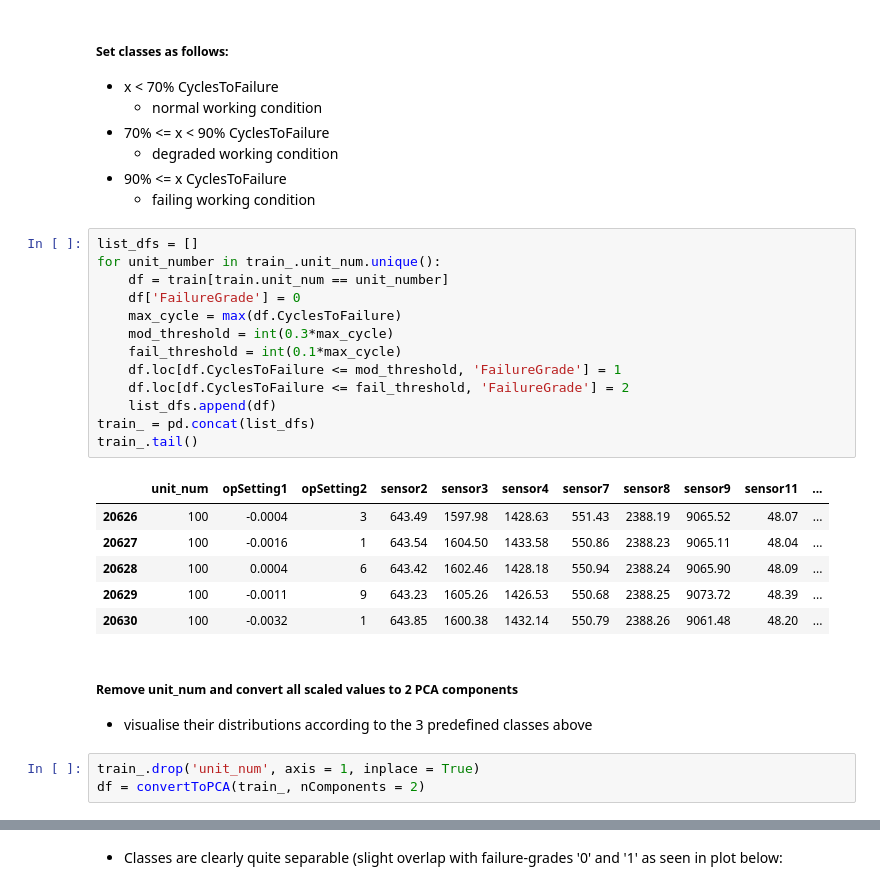
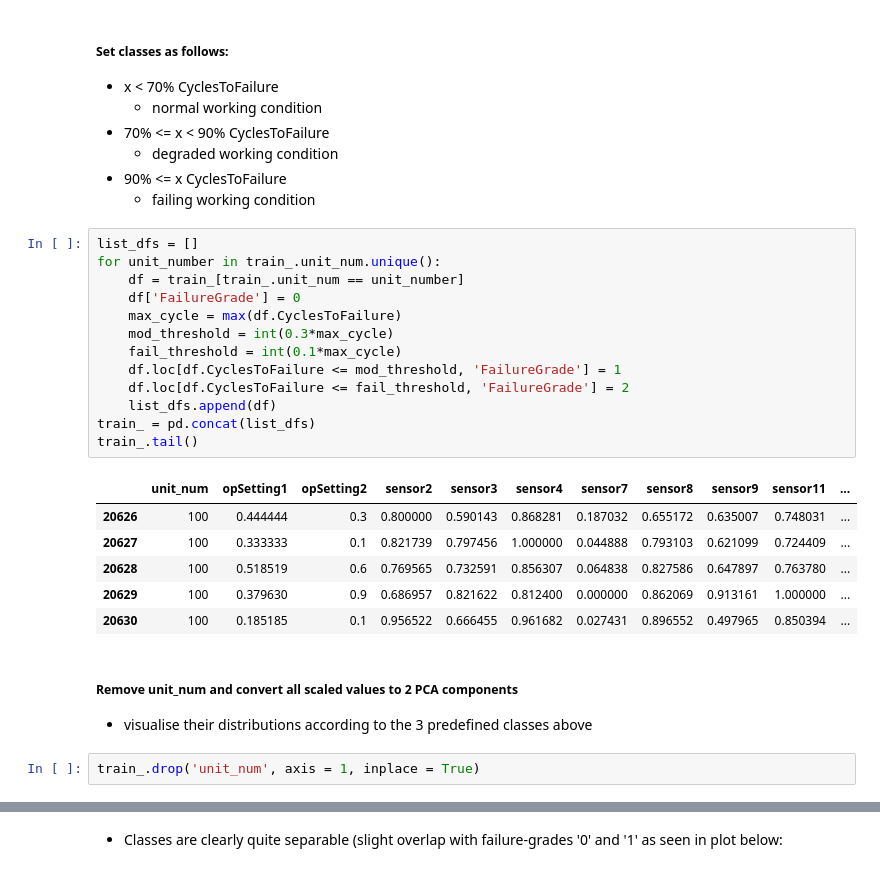
Before and after one commit to j-greggazz/Kaggle, a Jupyter notebook: Predictive Maintenance/notebooks/NASA Turbofan engine degradation analysis.ipynb, the cells around one changed output, grey strips where cells are left out. Saved outputs shown, nothing was run; the diff lists cells and outputs as text.

```diff
--- a/Predictive Maintenance/notebooks/NASA Turbofan engine degradation analysis.ipynb
+++ b/Predictive Maintenance/notebooks/NASA Turbofan engine degradation analysis.ipynb
@@ -327,26 +329,25 @@ Index(['unit_num', 'opSetting1', 'opSetting2', 'sensor2', 'sensor3', 'sensor4',
 # %%
 list_dfs = []
 for unit_number in train_.unit_num.unique():
-    df = train[train.unit_num == unit_number]
+    df = train_[train_.unit_num == unit_number]
     df['FailureGrade'] = 0
     max_cycle = max(df.CyclesToFailure)
     mod_threshold = int(0.3*max_cycle)
     fail_threshold = int(0.1*max_cycle)
     df.loc[df.CyclesToFailure <= mod_threshold, 'FailureGrade'] = 1
     df.loc[df.CyclesToFailure <= fail_threshold, 'FailureGrade'] = 2
     list_dfs.append(df)
 train_ = pd.concat(list_dfs)
 train_.tail()
 # %% [output]
 |  | unit_num | opSetting1 | opSetting2 | sensor2 | sensor3 | sensor4 | sensor7 | sensor8 | sensor9 | sensor11 | ... |
-| 20626 | 100 | -0.0004 | 3 | 643.49 | 1597.98 | 1428.63 | 551.43 | 2388.19 | 9065.52 | 48.07 | ... |
-| 20627 | 100 | -0.0016 | 1 | 643.54 | 1604.50 | 1433.58 | 550.86 | 2388.23 | 9065.11 | 48.04 | ... |
-| 20628 | 100 | 0.0004 | 6 | 643.42 | 1602.46 | 1428.18 | 550.94 | 2388.24 | 9065.90 | 48.09 | ... |
-| 20629 | 100 | -0.0011 | 9 | 643.23 | 1605.26 | 1426.53 | 550.68 | 2388.25 | 9073.72 | 48.39 | ... |
-| 20630 | 100 | -0.0032 | 1 | 643.85 | 1600.38 | 1432.14 | 550.79 | 2388.26 | 9061.48 | 48.20 | ... |
+| 20626 | 100 | 0.444444 | 0.3 | 0.800000 | 0.590143 | 0.868281 | 0.187032 | 0.655172 | 0.635007 | 0.748031 | ... |
+| 20627 | 100 | 0.333333 | 0.1 | 0.821739 | 0.797456 | 1.000000 | 0.044888 | 0.793103 | 0.621099 | 0.724409 | ... |
+| 20628 | 100 | 0.518519 | 0.6 | 0.769565 | 0.732591 | 0.856307 | 0.064838 | 0.827586 | 0.647897 | 0.763780 | ... |
+| 20629 | 100 | 0.379630 | 0.9 | 0.686957 | 0.821622 | 0.812400 | 0.000000 | 0.862069 | 0.913161 | 1.000000 | ... |
+| 20630 | 100 | 0.185185 | 0.1 | 0.956522 | 0.666455 | 0.961682 | 0.027431 | 0.896552 | 0.497965 | 0.850394 | ... |
 # %% [markdown]
 ##### Remove unit_num and convert all scaled values to 2 PCA components
 - visualise their distributions according to the 3 predefined classes above
 # %%
 train_.drop('unit_num', axis = 1, inplace = True)
-df = convertToPCA(train_, nComponents = 2)
```
Also changed, not shown: parts of 51 cells of this notebook.
